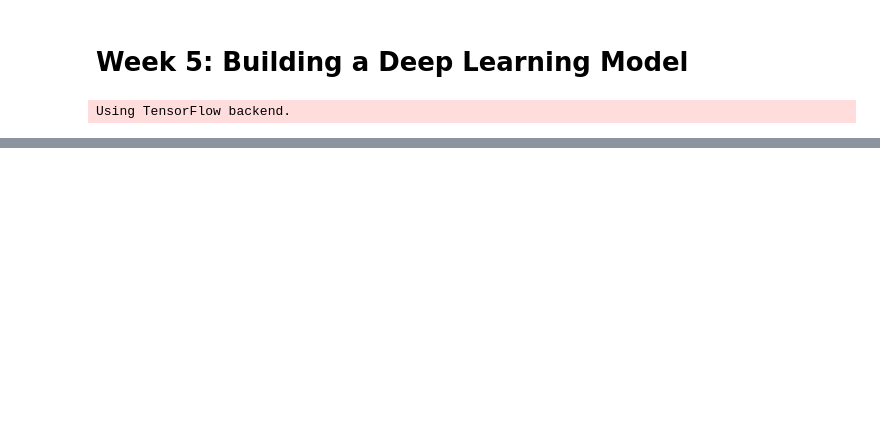
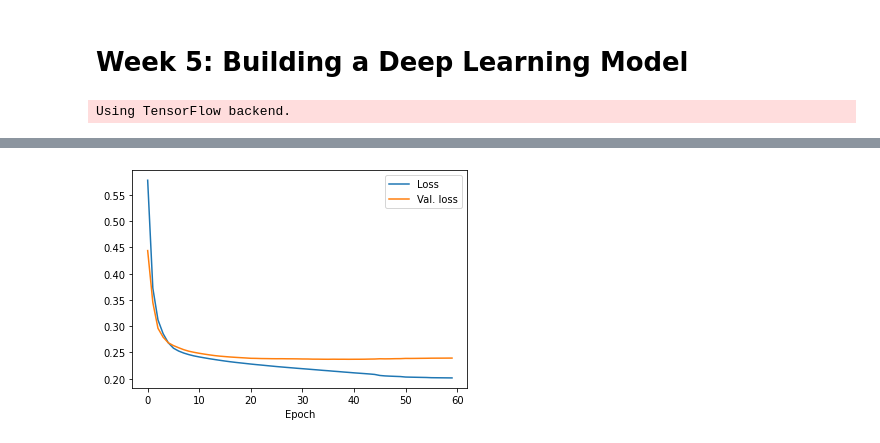
Before and after one commit to jmduarte/HiggsToBBMachineLearning, a Jupyter notebook: 05-deep-learning.ipynb, the cells around one changed output, grey strips where cells are left out. Drawn from its saved outputs; the diff is of its cells as text; code cells hidden in the pictures; blank space fills up the shorter version.

```diff
--- a/05-deep-learning.ipynb
+++ b/05-deep-learning.ipynb
@@ -46,10 +43,15 @@ features = ['fj_jetNTracks',
 spectators = ['fj_sdmass',
               'fj_pt']
 
-# 2 labels: QCD or Hbb
-labels = ['fj_isQCD*sample_isQCD',
-          'fj_isH*fj_isBB']
+# 2 labels: QCD or Hbb (we'll reduce the following labels)
+labels =  ['label_QCD_b',
+           'label_QCD_bb',
+           'label_QCD_c',
+           'label_QCD_cc',
+           'label_QCD_others',
+           'sample_isQCD',
+           'label_H_bb']
 
 nfeatures = len(features)
 nspectators = len(spectators)
-nlabels = len(labels)
+nlabels = 2
@@ -94,8 +101,5 @@ def get_features_labels(file_name, remove_mass_pt_window=True):
 # %%
-# copy training file if it doesn't exist
-#import os.path
-#if not os.path.isfile('ntuple_merged_10.h5'):
-#    !xrdcp root://eospublic.cern.ch//eos/opendata/cms/datascience/HiggsToBBNtupleProducerTool/HiggsToBBNTuple_HiggsToBB_QCD_RunII_13TeV_MC/train/ntuple_merged_10.h5 .
-
 # load training file
-feature_array, label_array = get_features_labels('root://eospublic.cern.ch//eos/opendata/cms/datascience/HiggsToBBNtupleProducerTool/HiggsToBBNTuple_HiggsToBB_QCD_RunII_13TeV_MC/train/ntuple_merged_10.h5', remove_mass_pt_window=False)
+feature_array, label_array, spec_array = get_features_labels('root://eospublic.cern.ch//eos/opendata/cms/datascience/HiggsToBBNtupleProducerTool/HiggsToBBNTuple_HiggsToBB_QCD_RunII_13TeV_MC/train/ntuple_merged_10.root',
+                                                             remove_mass_pt_window=False,
+                                                             entrystop=20000)
@@ -115,11 +138,23 @@ print(keras_model.summary())
 # %%
 # define callbacks
-early_stopping = EarlyStopping(monitor='val_loss', patience=10)
+from keras.callbacks import ModelCheckpoint, EarlyStopping, ReduceLROnPlateau
+
+early_stopping = EarlyStopping(monitor='val_loss', patience=20)
+reduce_lr = ReduceLROnPlateau(patience=5,factor=0.5)
 model_checkpoint = ModelCheckpoint('keras_model_best.h5', monitor='val_loss', save_best_only=True)
-callbacks = [early_stopping, model_checkpoint]
+callbacks = [early_stopping, model_checkpoint, reduce_lr]
 
 # fit keras model
-keras_model.fit(feature_array, label_array, batch_size=1024,
-                epochs=100, validation_split=0.2, shuffle=False,
-                callbacks = callbacks)
+history = keras_model.fit(feature_array, label_array, batch_size=1024,
+                          epochs=100, validation_split=0.2, shuffle=False,
+                          callbacks = callbacks, verbose=0)
+# %%
+plt.figure()
+plt.plot(history.history['loss'],label='Loss')
+plt.plot(history.history['val_loss'],label='Val. loss')
+plt.xlabel('Epoch')
+plt.legend()
+plt.show()
+# %% [output]
+[figure, added]
 # %%
```
Also changed, not shown: parts of 9 cells of this notebook, 4 other files.
